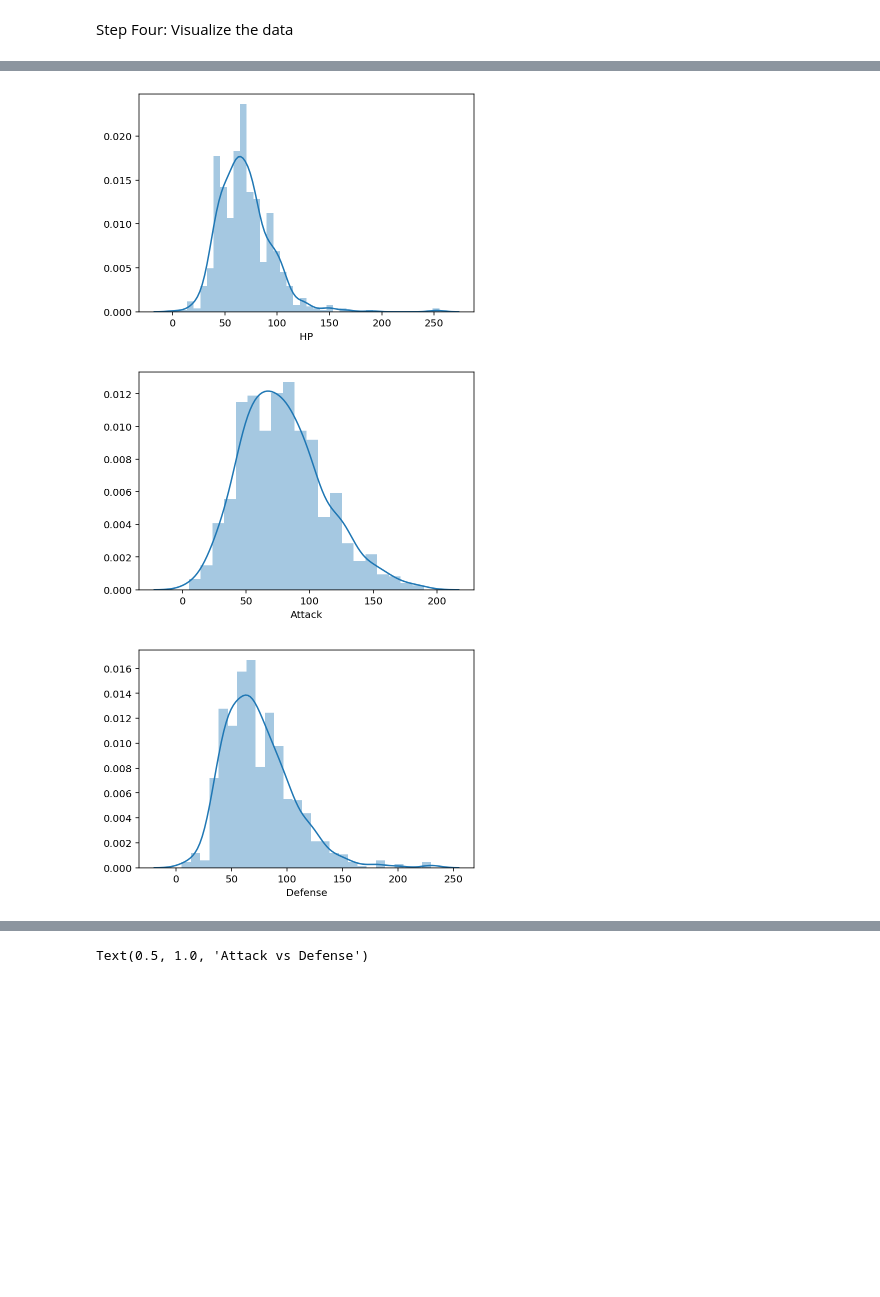
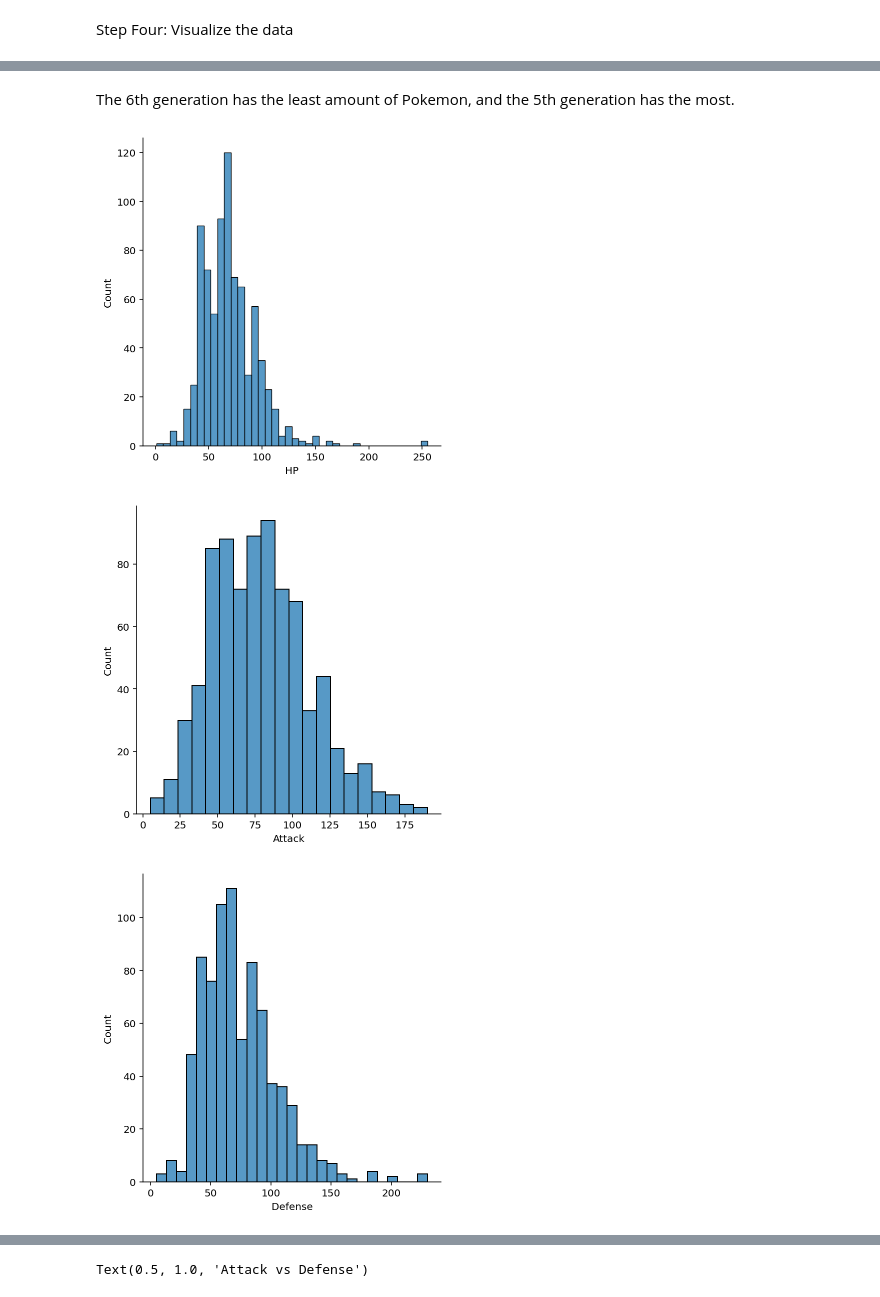
Before and after one commit to juliettegudknecht/PokemonProject, a Jupyter notebook: Final_Project_Gudknecht_Juliette.ipynb, the cells around one changed output, grey strips where cells are left out. Drawn from its saved outputs; the diff is of its cells as text; code cells hidden in the pictures; blank space fills up the shorter version.

```diff
--- a/Final_Project_Gudknecht_Juliette.ipynb
+++ b/Final_Project_Gudknecht_Juliette.ipynb
@@ -115,17 +115,19 @@ sns.countplot(x='Generation', hue='Generation', data=data)
+# %% [markdown]
+The 6th generation has the least amount of Pokemon, and the 5th generation has the most.
 # %%
 import matplotlib.pyplot as plt
-sns.distplot(data.HP)
+sns.displot(data.HP)
 plt.show()
 # %% [output]
-[figure, old version]
+[figure, new version]
 # %%
-sns.distplot(data.Attack)
+sns.displot(data.Attack)
 plt.show()
 # %% [output]
-[figure, old version]
+[figure, new version]
 # %%
-sns.distplot(data.Defense)
+sns.displot(data.Defense)
 plt.show()
 # %% [output]
-[figure, old version]
+[figure, new version]
 # %%
```
Also changed, not shown: parts of 32 cells of this notebook.
